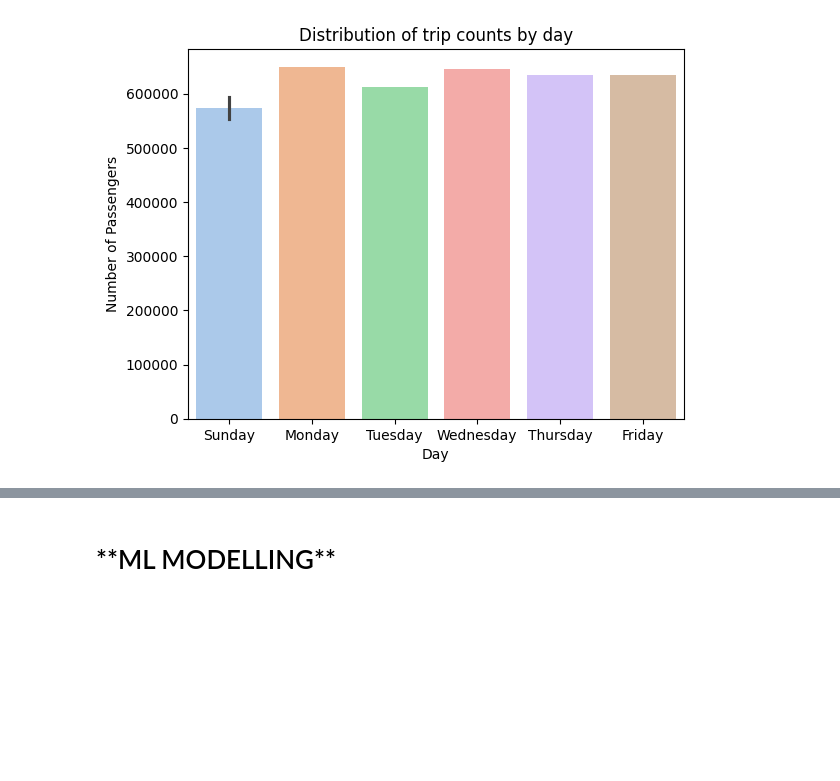
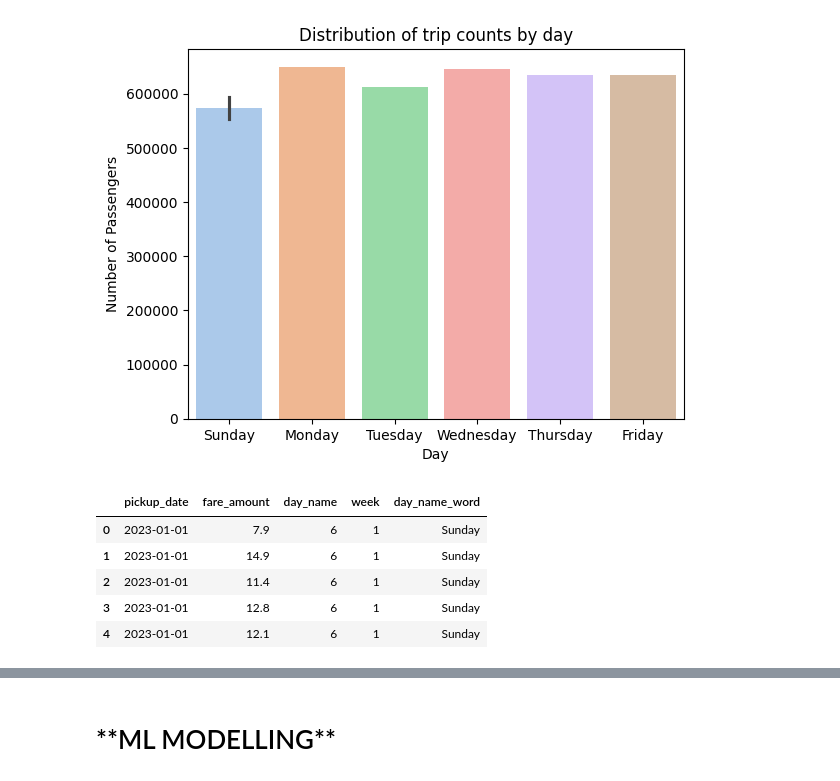
Before and after one commit to NavyaKiran/NYCTaxiFarePrediciton, a Jupyter notebook: NYC_Taxi_Fare_Prediction.ipynb, the cells around one changed output, grey strips where cells are left out. Drawn from its saved outputs; the diff is of its cells as text; code cells hidden in the pictures; blank space fills up the shorter version.

```diff
--- a/NYC_Taxi_Fare_Prediction.ipynb
+++ b/NYC_Taxi_Fare_Prediction.ipynb
@@ -938,0 +946,9 @@ Text(0, 0.5, 'Number of Passengers')
+# %%
+time_fare.head()
+# %% [output]
+|  | pickup_date | fare_amount | day_name | week | day_name_word |
+| 0 | 2023-01-01 | 7.9 | 6 | 1 | Sunday |
+| 1 | 2023-01-01 | 14.9 | 6 | 1 | Sunday |
+| 2 | 2023-01-01 | 11.4 | 6 | 1 | Sunday |
+| 3 | 2023-01-01 | 12.8 | 6 | 1 | Sunday |
+| 4 | 2023-01-01 | 12.1 | 6 | 1 | Sunday |
```
Also changed, not shown: parts of 5 cells of this notebook.
